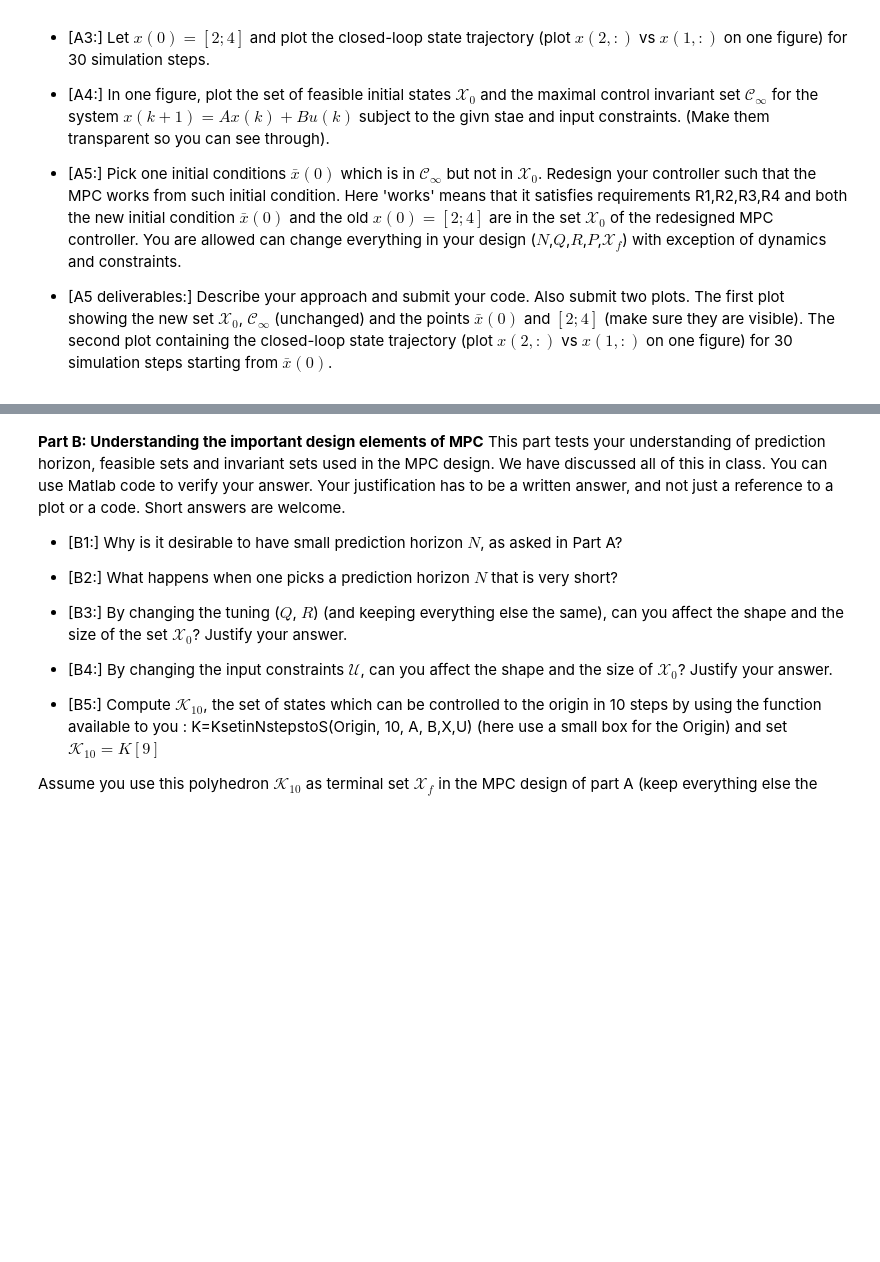
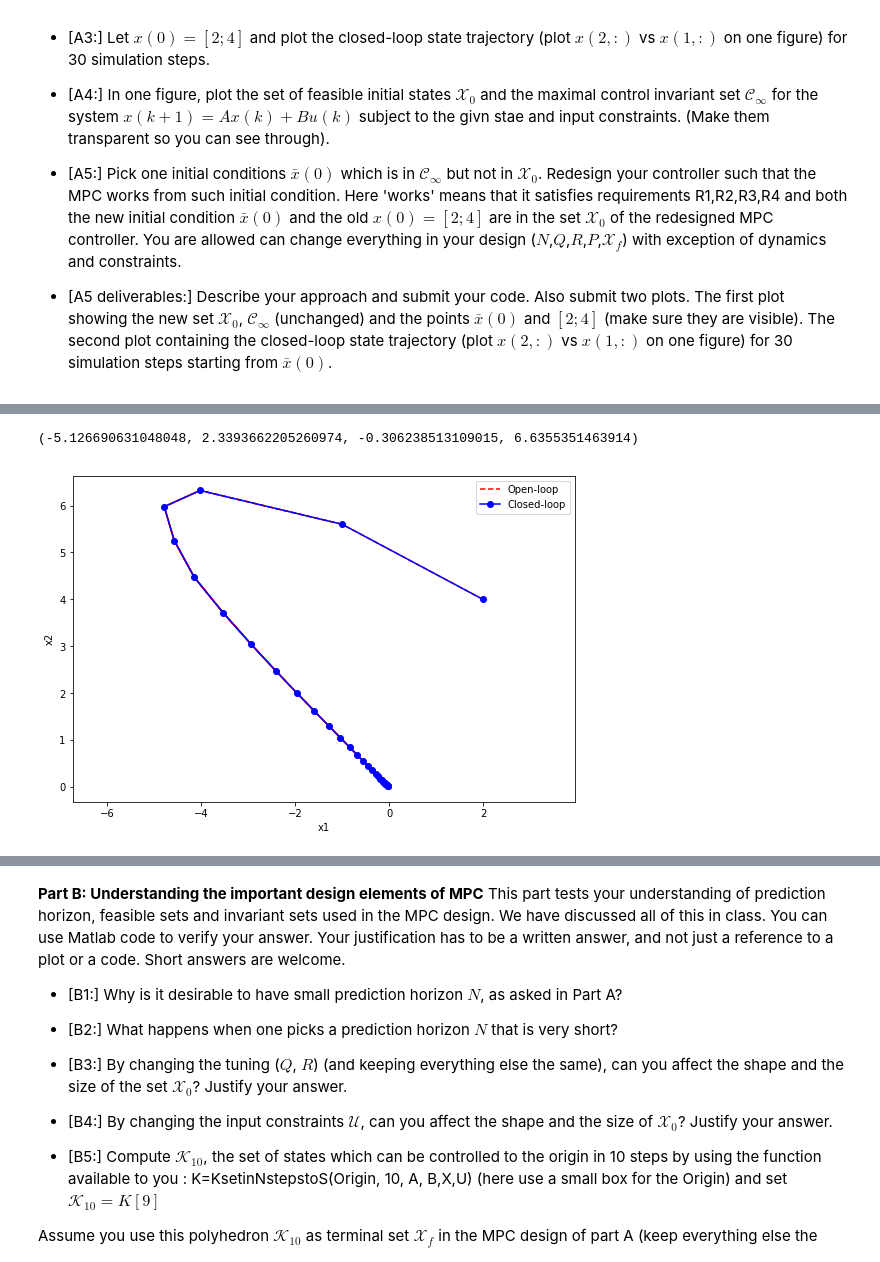
Before and after one commit to ZionDeng/Advanced-Control-Design, a Jupyter notebook: Past exams/2019Final.ipynb, the cells around one changed output, grey strips where cells are left out. Saved outputs shown, nothing was run; the diff lists cells and outputs as text; code cells hidden in the pictures; blank space fills up the shorter version.

```diff
--- a/Past exams/2019Final.ipynb
+++ b/Past exams/2019Final.ipynb
@@ -886,0 +920,56 @@ the new set $\mathcal{X}_0$, $\mathcal{C}_\infty$ (unchanged)  and the points $\
+# %%
+# setup MPC
+# make N small
+N= 5
+nx = np.size(A, 0)
+nu = np.size(B, 1)
+
+x0 = np.array([2,4])
+
+Xf = Oinf
+Af = Xf.A
+bf = Xf.b
+
+M = 30   # Simulation steps
+xOpt = np.zeros((nx, M+1))
+uOpt = np.zeros((nu, M))
+xOpt[:, 0] = x0.reshape(nx, )
+
+xPred = np.zeros((nx, N+1, M))
+predErr = np.zeros((nx, M-N+1))
+
+feas = np.zeros((M, ), dtype=bool)
+xN = np.zeros((nx,1))
+
+fig = plt.figure(figsize=(9, 6))
+for t in range(M):
+    [model, feas[t], x, u, J] = solve_cftoc(A, B, Pinf, Q, R, N, xOpt[:, t], x1U, x2U, -uU, uU, bf, Af)
+
+
+    if not feas[t]:
+        xOpt = []
+        uOpt = []
+        predErr = []
+        break
+    # Save open loop predictions
+    xPred[:, :, t] = x
+
+    # Save closed loop trajectory
+    # Note that the second column of x represents the optimal closed loop state
+    xOpt[:, t+1] = x[:, 1]
+    uOpt[:, t] = u[:, 0].reshape(nu, )
+
+    # Plot Open Loop
+    line1 = plt.plot(x[0,:], x[1,:], 'r--')
+
+# Plot Closed Loop
+line2 = plt.plot(xOpt[0, :], xOpt[1, :], 'bo-')
+plt.legend([line1[0], line2[0]], ['Open-loop', 'Closed-loop'])
+plt.xlabel('x1')
+plt.ylabel('x2')
+plt.axis('equal')
+
+# simulate
+# %% [output]
+(-5.126690631048048, 2.3393662205260974, -0.306238513109015, 6.6355351463914)
+[figure, added]
```
Also changed, not shown: parts of 15 cells of this notebook.
